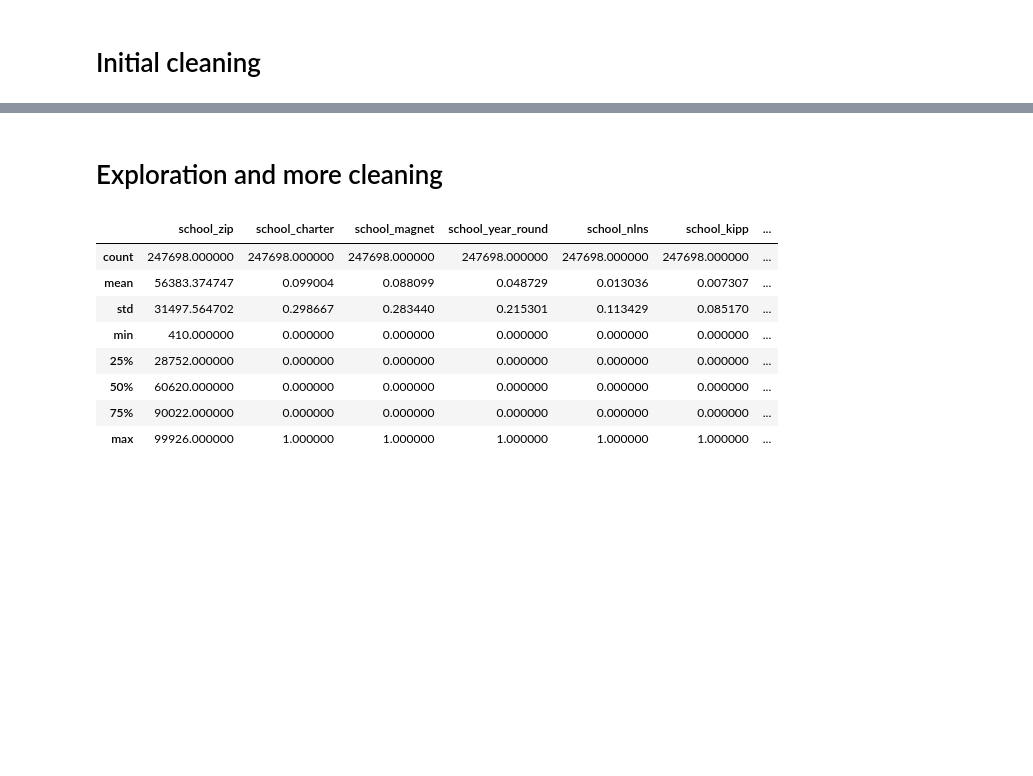
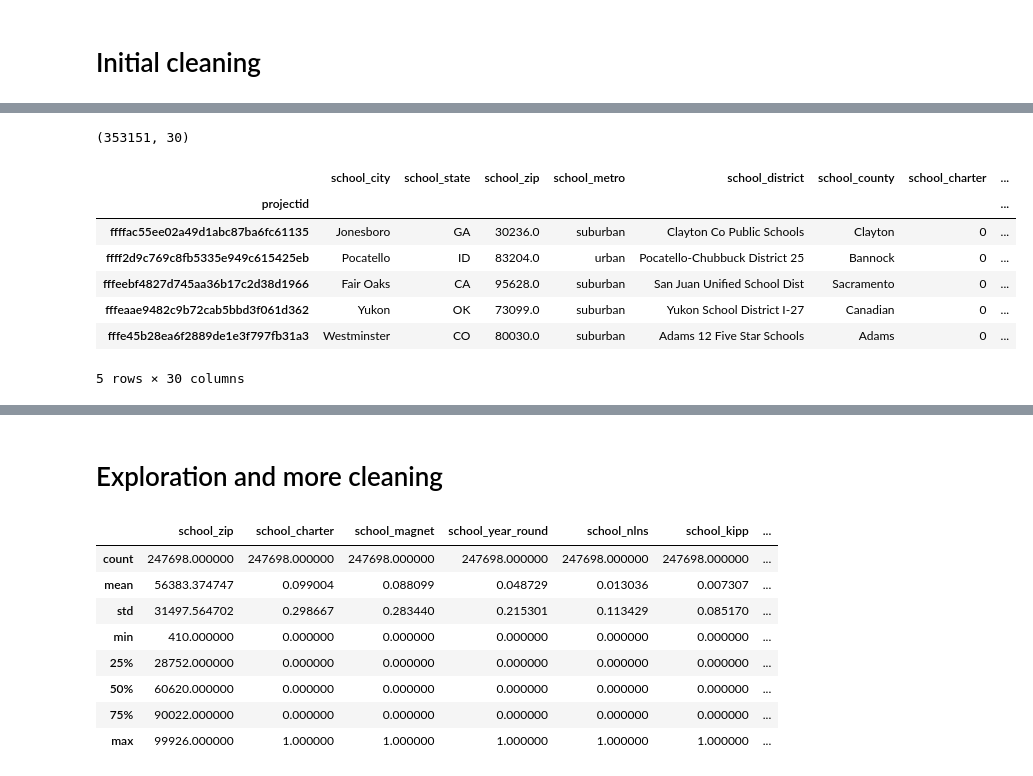
Before and after one commit to kochandrea/MachineLearning_CAPP30254, a Jupyter notebook: Homework_3/Cleaning & Exploration.ipynb, the cells around one changed output, grey strips where cells are left out. Drawn from its saved outputs; the diff is of its cells as text; code cells hidden in the pictures; blank space fills up the shorter version.

```diff
--- a/Homework_3/Cleaning & Exploration.ipynb
+++ b/Homework_3/Cleaning & Exploration.ipynb
@@ -48,0 +30,8 @@ See the caveats in the documentation: http://pandas.pydata.org/pandas-docs/stabl
+# %%
+remove_from_projects = GEO_VARIABLES + ID_VARIABLES + IDX
+keep_vars = [x for x in projects_df.columns if x not in remove_from_projects]
+labeled_df = mega_df[keep_vars + TARGET_VARIABLES]
+labeled_df = cf.change_to_1_0(labeled_df)
+labeled_df = cf.impute_mean(labeled_df, given_cols=CONTINUOUS_VARIABLES)
+for var in CONTINUOUS_VARIABLES:
+    labeled_df = cf.discretize(labeled_df, var, 10, want_quantile=True)
@@ -48,0 +53,15 @@ See the caveats in the documentation: http://pandas.pydata.org/pandas-docs/stabl
+# %%
+labeled_df.shape
+# %% [output]
+(353151, 30)
+# %%
+labeled_df.head()
+# %% [output]
+|  | school_city | school_state | school_zip | school_metro | school_district | school_county | school_charter | ... |
+| projectid |  |  |  |  |  |  |  | ... |
+| ffffac55ee02a49d1abc87ba6fc61135 | Jonesboro | GA | 30236.0 | suburban | Clayton Co Public Schools | Clayton | 0 | ... |
+| ffff2d9c769c8fb5335e949c615425eb | Pocatello | ID | 83204.0 | urban | Pocatello-Chubbuck District 25 | Bannock | 0 | ... |
+| fffeebf4827d745aa36b17c2d38d1966 | Fair Oaks | CA | 95628.0 | suburban | San Juan Unified School Dist | Sacramento | 0 | ... |
+| fffeaae9482c9b72cab5bbd3f061d362 | Yukon | OK | 73099.0 | suburban | Yukon School District I-27 | Canadian | 0 | ... |
+| fffe45b28ea6f2889de1e3f797fb31a3 | Westminster | CO | 80030.0 | suburban | Adams 12 Five Star Schools | Adams | 0 | ... |
+5 rows × 30 columns
```
Also changed, not shown: parts of 12 cells of this notebook, 3 other files.
